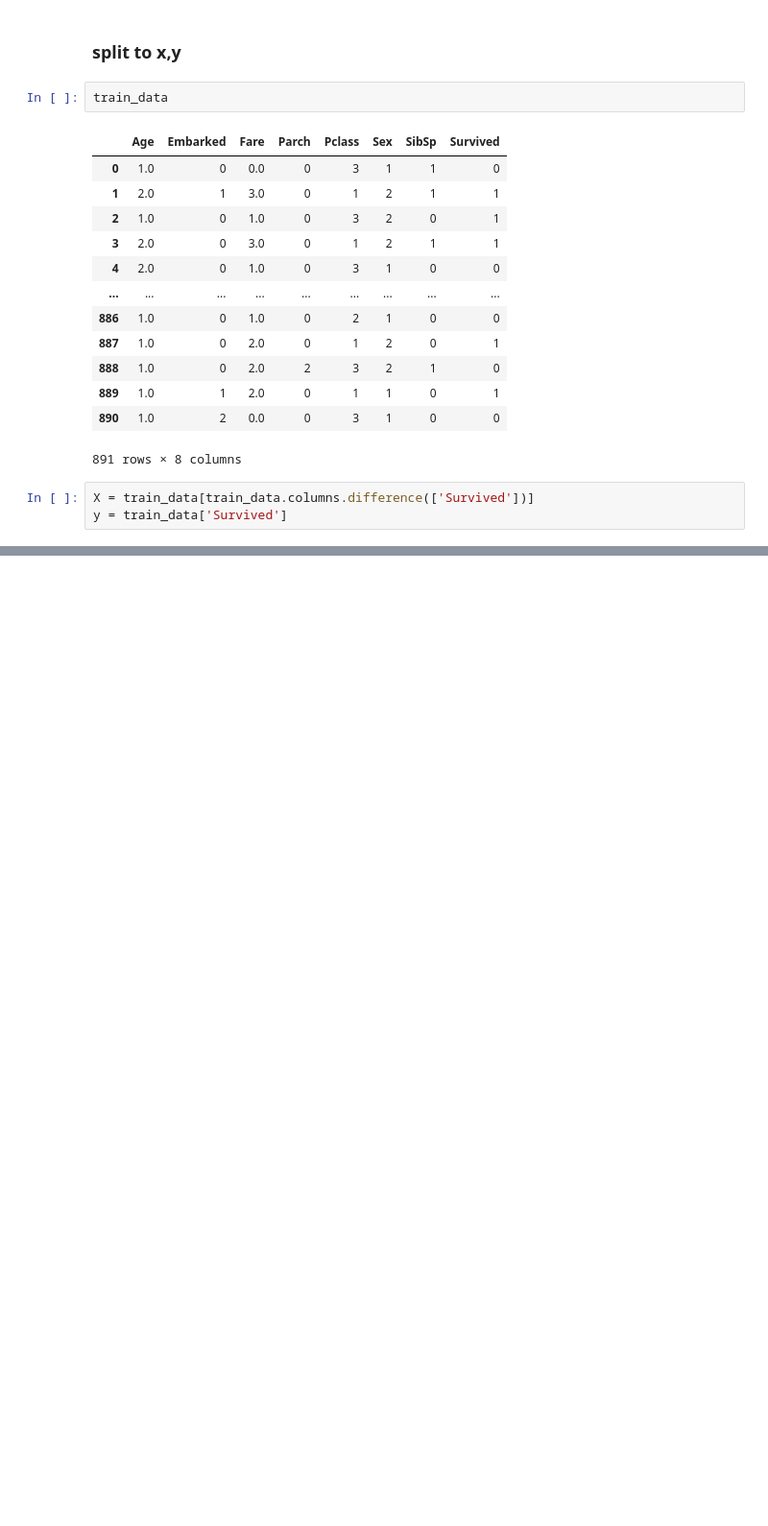
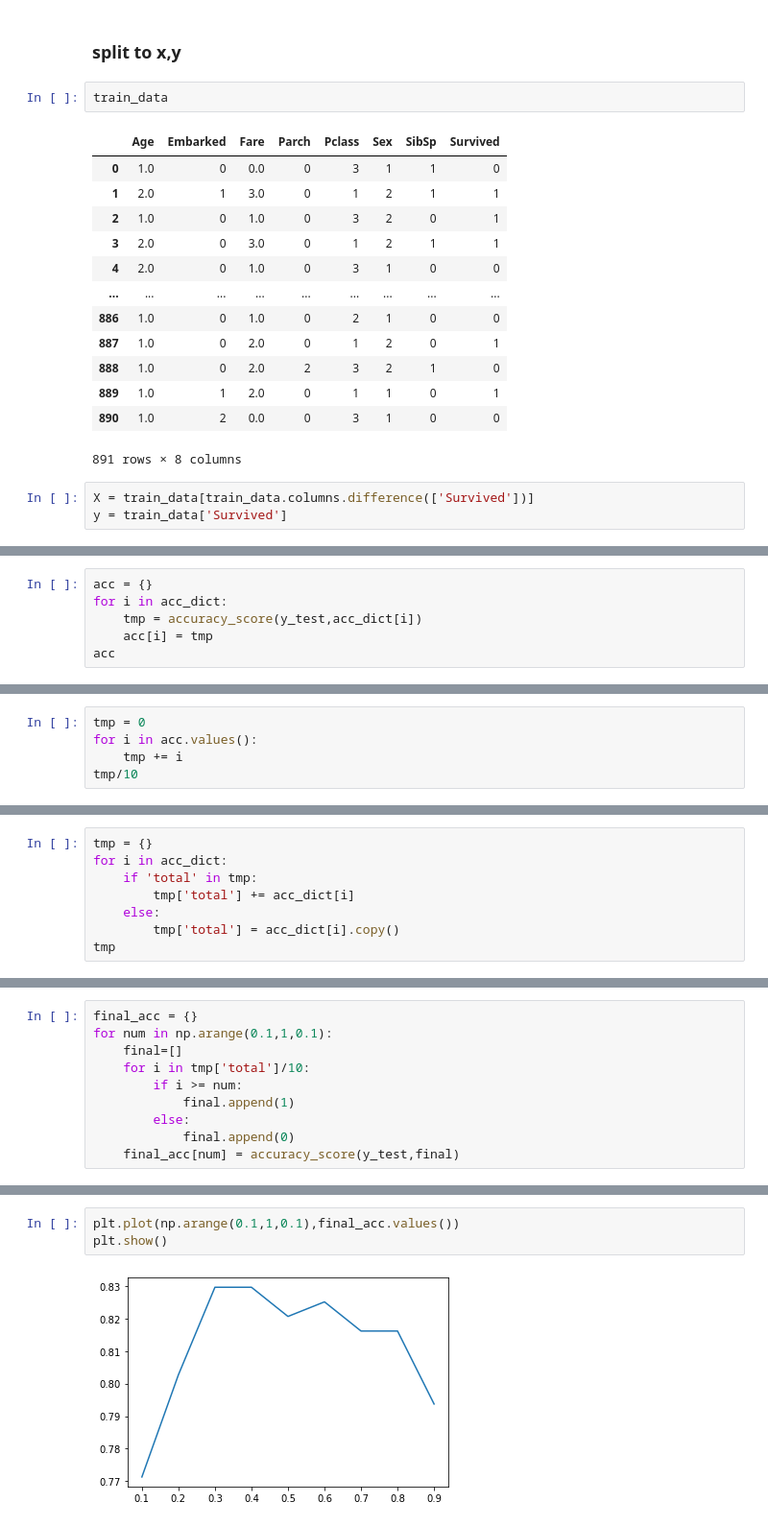
Before and after one commit to kayeehan/Python-practice, a Jupyter notebook: titanic_competition_ver1.ipynb, the cells around one changed output, grey strips where cells are left out. Shown at 96% size. Drawn from its saved outputs; the diff is of its cells as text; blank space fills up the shorter version.

```diff
--- a/titanic_competition_ver1.ipynb
+++ b/titanic_competition_ver1.ipynb
@@ -598,0 +504,6 @@ X[X.isnull()]
+# %%
+acc = {}
+for i in acc_dict:
+    tmp = accuracy_score(y_test,acc_dict[i])
+    acc[i] = tmp
+acc
@@ -598,0 +521,5 @@ X[X.isnull()]
+# %%
+tmp = 0
+for i in acc.values():
+    tmp += i
+tmp/10
@@ -598,0 +530,8 @@ X[X.isnull()]
+# %%
+tmp = {}
+for i in acc_dict:
+    if 'total' in tmp:
+        tmp['total'] += acc_dict[i]
+    else:
+        tmp['total'] = acc_dict[i].copy()
+tmp
@@ -598,0 +553,10 @@ X[X.isnull()]
+# %%
+final_acc = {}
+for num in np.arange(0.1,1,0.1):
+    final=[]
+    for i in tmp['total']/10:
+        if i >= num:
+            final.append(1)
+        else:
+            final.append(0)
+    final_acc[num] = accuracy_score(y_test,final)
@@ -598,0 +575,5 @@ X[X.isnull()]
+# %%
+plt.plot(np.arange(0.1,1,0.1),final_acc.values())
+plt.show()
+# %% [output]
+[figure, added]
```
Also changed, not shown: parts of 35 cells of this notebook.
